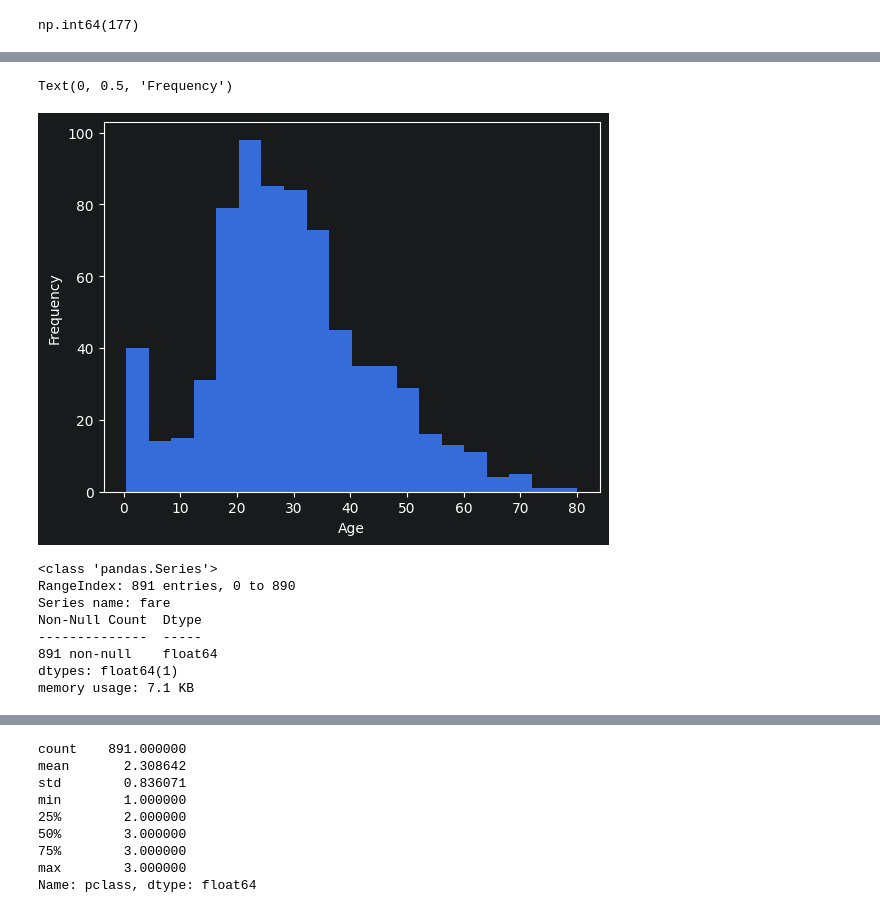
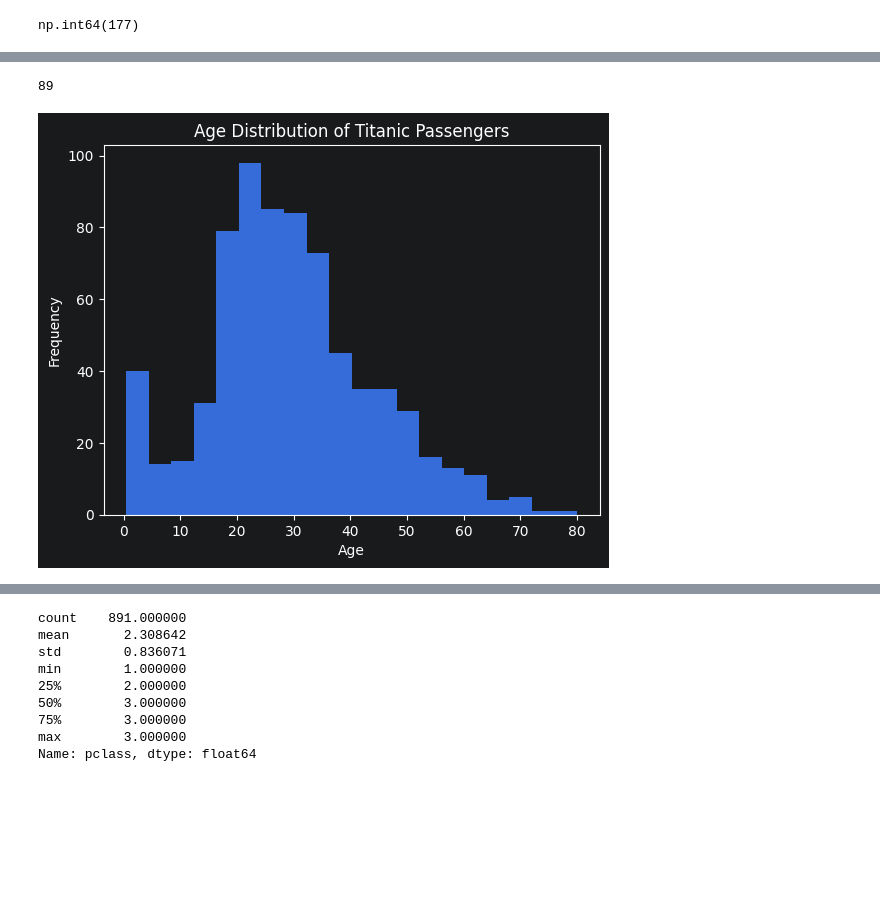
Before and after one commit to ParsaMirzaiee/titanic_data, a Jupyter notebook: titanic.ipynb, the cells around one changed output, grey strips where cells are left out. Cells and saved outputs as stored; diff of their text form; code cells hidden in the pictures; blank space fills up the shorter version.

```diff
--- a/titanic.ipynb
+++ b/titanic.ipynb
@@ -233,18 +244,14 @@ Name: count, Length: 88, dtype: int64
+# %%
+len(df['age'].unique())
+# %% [output]
+89
 # %%
-plt.hist(df['age'], bins=20)
-plt.xlabel("Age")
-plt.ylabel("Frequency")
+plt.hist(df['age'] , bins=20)
+
+plt.xlabel('Age')
+plt.ylabel('Frequency')
+plt.title('Age Distribution of Titanic Passengers')
+
+plt.show()
 # %% [output]
-Text(0, 0.5, 'Frequency')
-[figure, old version]
+[figure, new version]
-# %%
-df['fare'].info()
-# %% [output]
-<class 'pandas.Series'>
-RangeIndex: 891 entries, 0 to 890
-Series name: fare
-Non-Null Count  Dtype
---------------  -----
-891 non-null    float64
-dtypes: float64(1)
-memory usage: 7.1 KB
```
Also changed, not shown: parts of 112 cells of this notebook.
